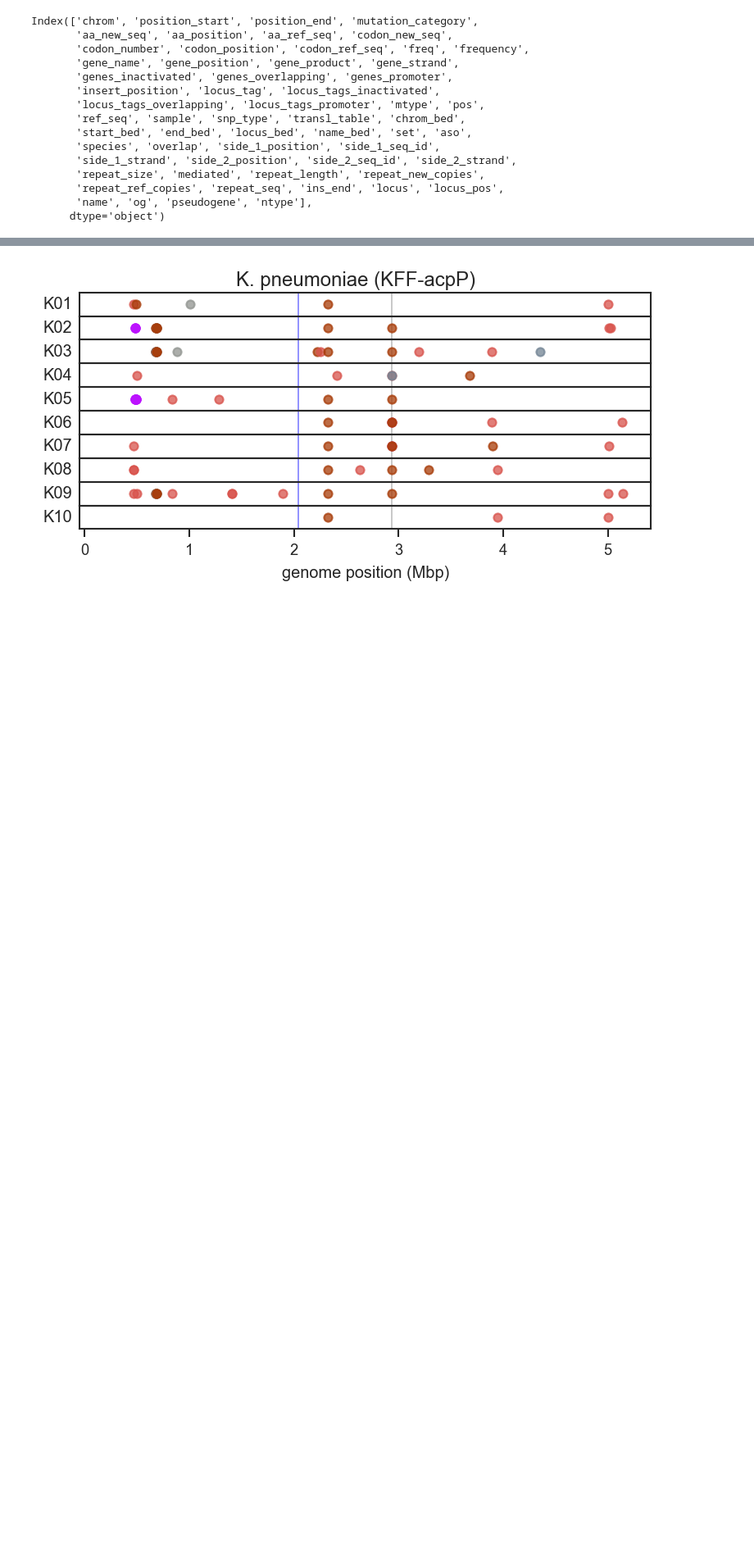
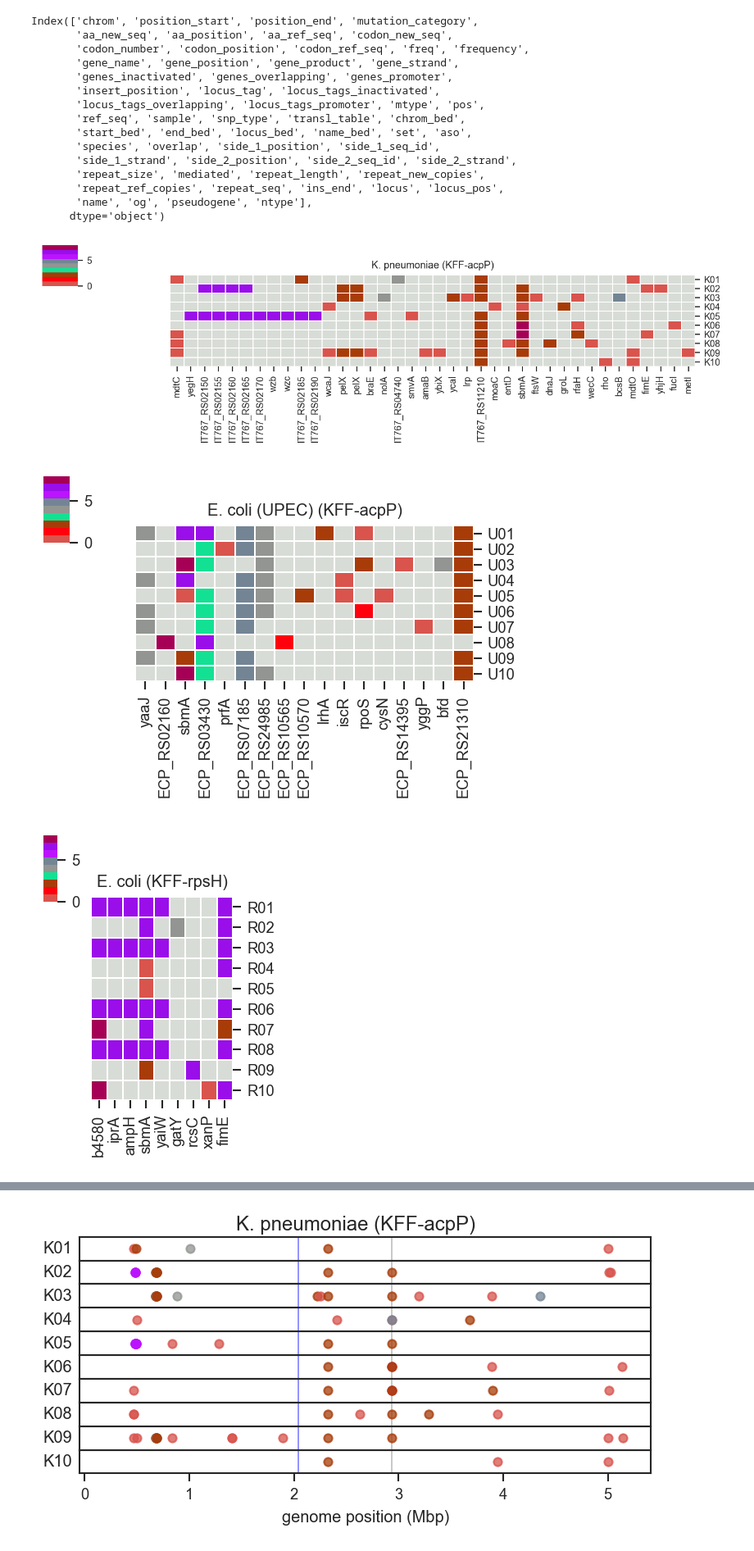
Before and after one commit to microbial-pangenomes-lab/2024_aso_evolution, a Jupyter notebook: notebooks/figure_2_3.ipynb, the cells around one changed output, grey strips where cells are left out. Shown at 82% size. Saved outputs shown, nothing was run; the diff lists cells and outputs as text; code cells hidden in the pictures; blank space fills up the shorter version.

Commit message:
New supp. figures (muts heatmap)

```diff
--- a/notebooks/figure_2_3.ipynb
+++ b/notebooks/figure_2_3.ipynb
@@ -1070,3 +1071,35 @@ colors = [
 ]
 cmap = LinearSegmentedColormap.from_list('Custom', colors, len(colors))
 cmap.set_under('xkcd:light grey')
+# %%
+for dset in m['set'].unique():
+    muts = m[m['set'] == dset]
+    aso, species = tags[dset]
+
+    muts = muts.sort_values(['chrom', 'locus_pos']
+                           ).pivot_table(index='sample', columns=['chrom', 'locus_pos', 'og'],
+                                         values='ntype', aggfunc=pick_mtype
+                           ).T.reset_index().drop(columns=['chrom',
+                                                           'locus_pos']).set_index('og').T
+    muts = muts.fillna(-1)
+
+    cm = sns.clustermap(muts,
+                   cmap=cmap,
+                   vmin=0, vmax=8,
+                   row_cluster=False,
+                   col_cluster=False,
+                   figsize=(muts.shape[1] / 4,
+                            3),
+                   linewidths=0.1,
+                   cbar=True);
+
+    cm.ax_heatmap.set_ylabel('')
+    cm.ax_heatmap.set_xlabel('')
+    cm.ax_heatmap.set_title(f"{species} ({aso})")
+    plt.savefig(f'matrix_cm_{dset}.svg',
+                dpi=300, bbox_inches='tight',
+                transparent=True);
+# %% [output]
+[figure, added]
+[figure, added]
+[figure, added]
```
Also changed, not shown: parts of 5 cells of this notebook.
